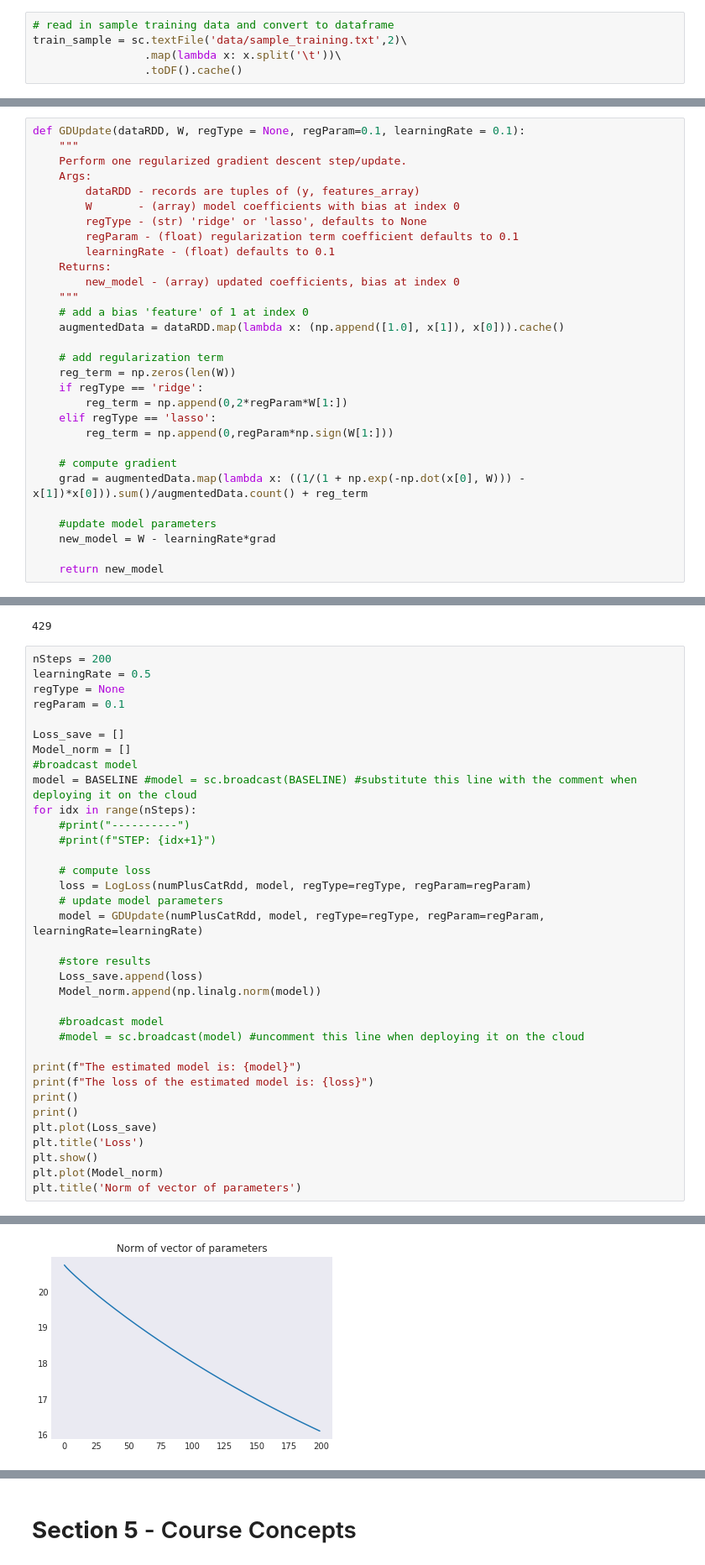
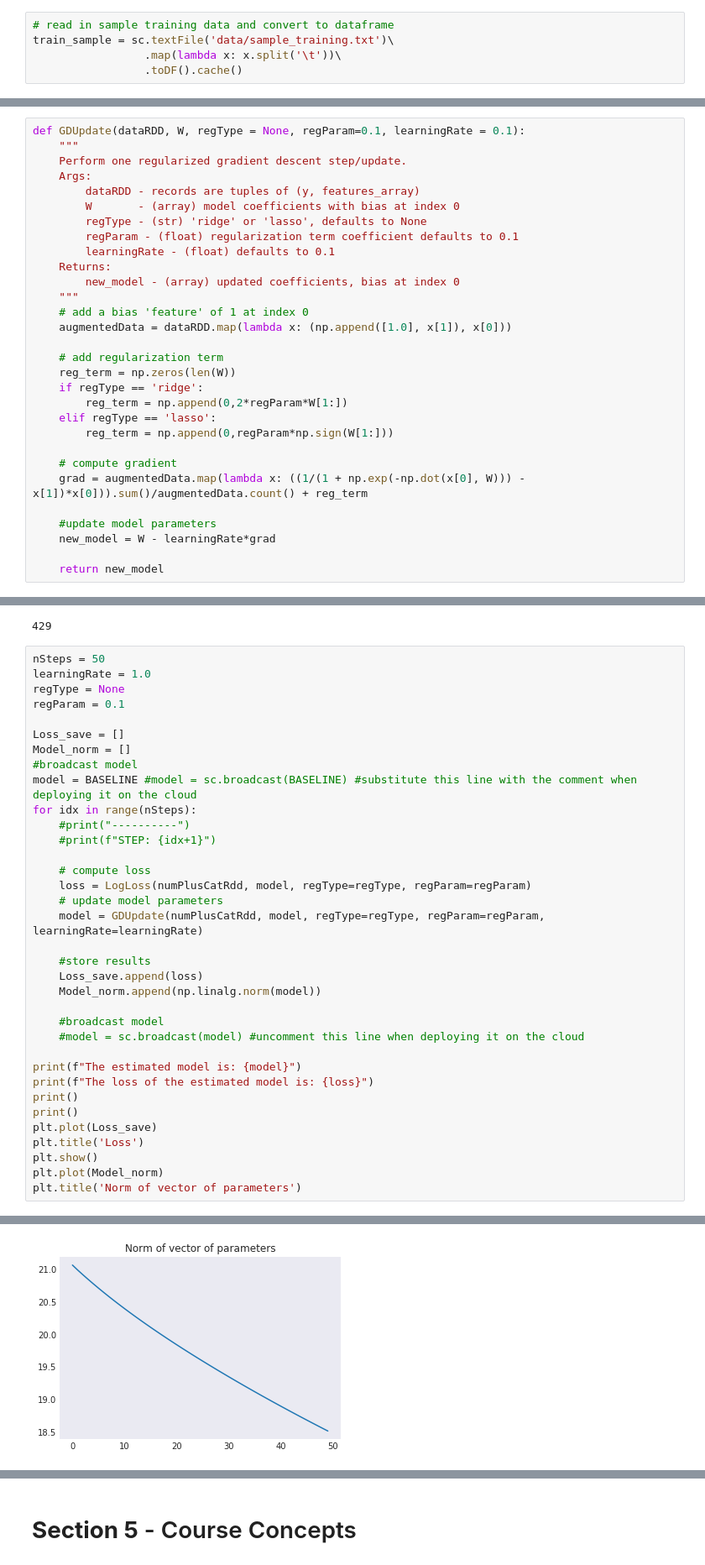
Before and after one commit to vnagapudi/W261_Final_Project, a Jupyter notebook: final_project_SID_LUCA.ipynb, the cells around one changed output, grey strips where cells are left out. Shown at 84% size. Saved outputs shown, nothing was run; the diff lists cells and outputs as text.

```diff
--- a/final_project_SID_LUCA.ipynb
+++ b/final_project_SID_LUCA.ipynb
@@ -184,7 +184,7 @@ spark = SparkSession\
 sc = spark.sparkContext
 # %%
 # read in sample training data and convert to dataframe
-train_sample = sc.textFile('data/sample_training.txt',2)\
+train_sample = sc.textFile('data/sample_training.txt')\
                  .map(lambda x: x.split('\t'))\
                  .toDF().cache()
 # %%
@@ -336,7 +336,7 @@ def GDUpdate(dataRDD, W, regType = None, regParam=0.1, learningRate = 0.1):
         new_model - (array) updated coefficients, bias at index 0
     """
     # add a bias 'feature' of 1 at index 0
-    augmentedData = dataRDD.map(lambda x: (np.append([1.0], x[1]), x[0])).cache()
+    augmentedData = dataRDD.map(lambda x: (np.append([1.0], x[1]), x[0]))
 
     # add regularization term
     reg_term = np.zeros(len(W))
@@ -556,8 +556,8 @@ BASELINE = np.random.randn(numb_features + 1)
 # %% [output]
 429
 # %%
-nSteps = 200
-learningRate = 0.5
+nSteps = 50
+learningRate = 1.0
 regType = None
 regParam = 0.1
 
@@ -612,2 +612,2 @@ The loss of the estimated model is: 0.8351668818461762
 Text(0.5,1,'Norm of vector of parameters')
-[figure, old version]
+[figure, new version]
```
Also changed, not shown: parts of 19 cells of this notebook.
